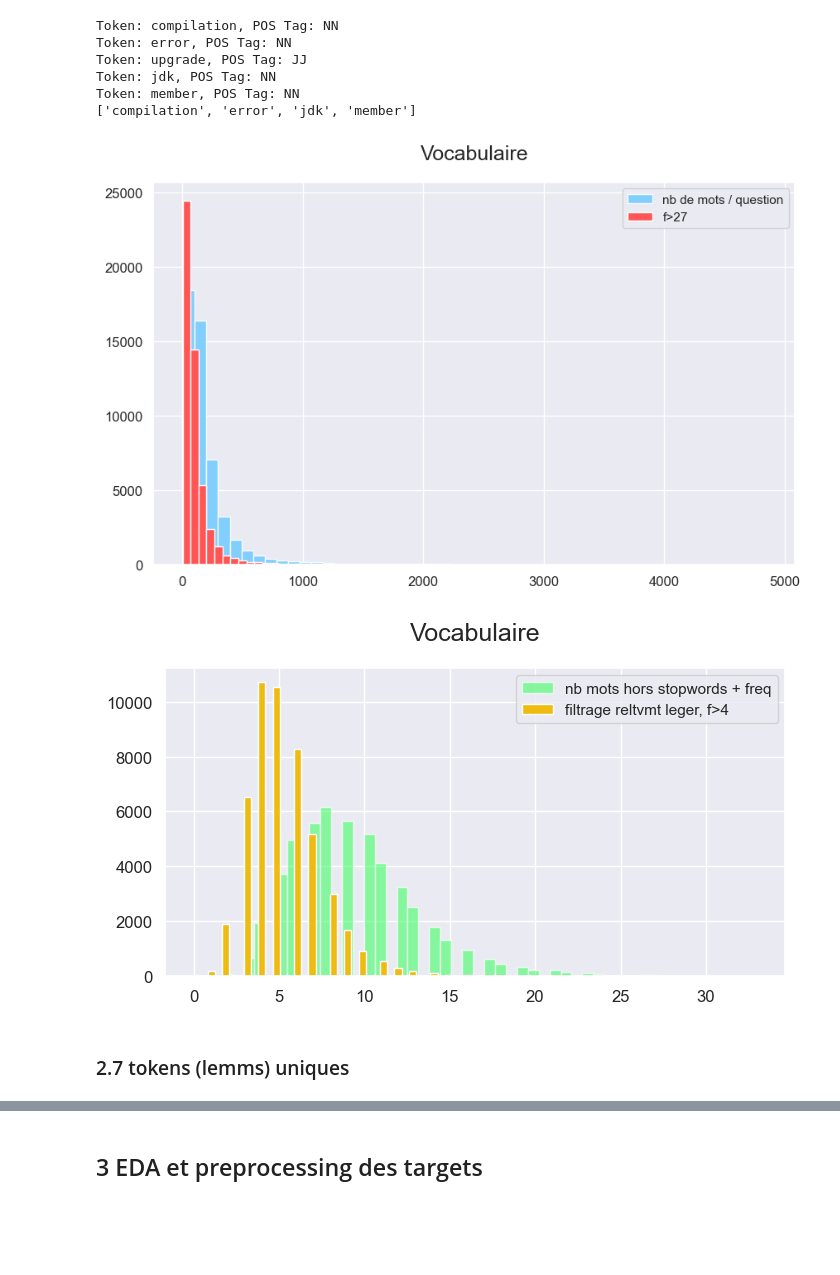
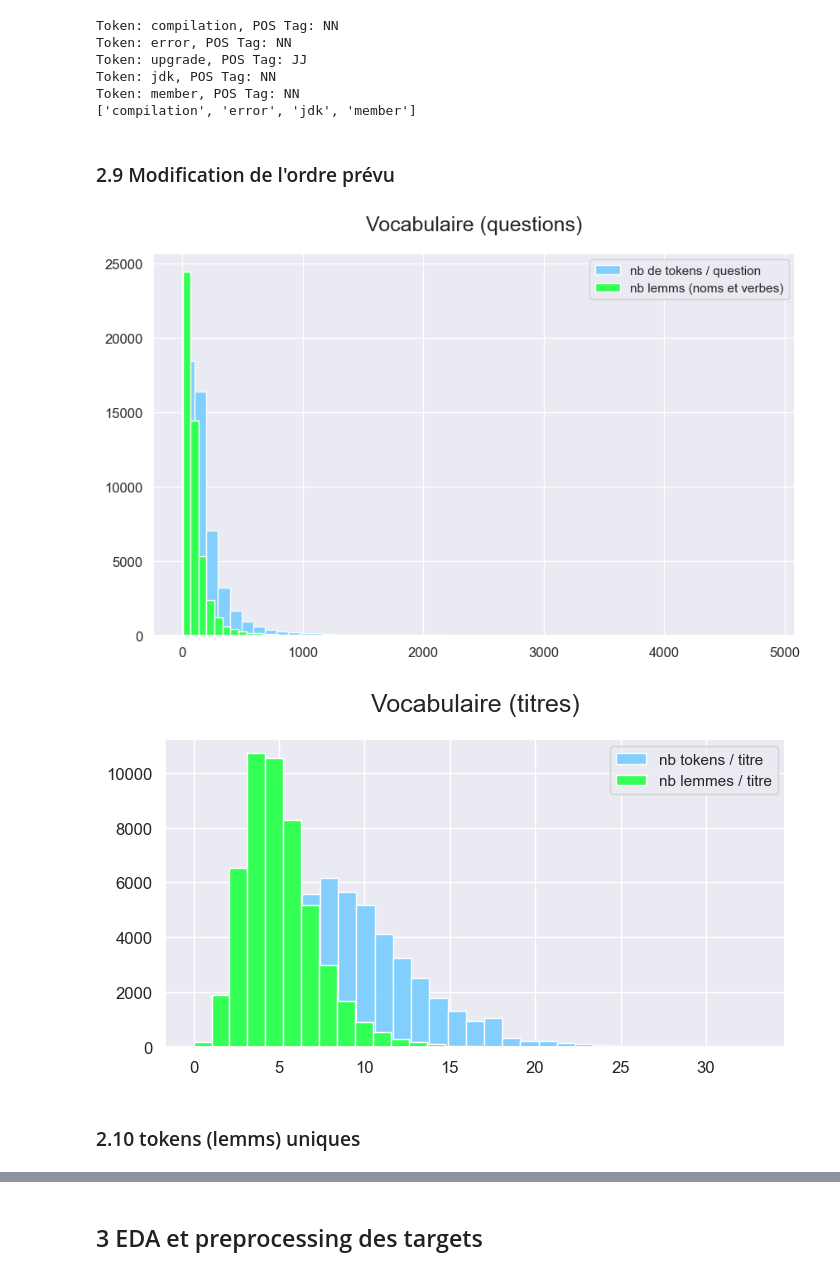
Before and after one commit to Kiwinokoto/ML_student, a Jupyter notebook: notebooks/Oudelet_Kevin_1_notebook_exploration_271123.ipynb, the cells around one changed output, grey strips where cells are left out. Cells and saved outputs as stored; diff of their text form; code cells hidden in the pictures; blank space fills up the shorter version.

```diff
--- a/notebooks/Oudelet_Kevin_1_notebook_exploration_271123.ipynb
+++ b/notebooks/Oudelet_Kevin_1_notebook_exploration_271123.ipynb
@@ -944,6 +930,19 @@ call: 7406
 # ask mentor
 
 def get_forbidden_tokens(lim_max=50000, lim_min=4):
+    """
+    Get a set of forbidden tokens based on frequency thresholds and stop words.
+
+    Parameters:
+    - lim_max (int, optional): The upper frequency limit for tokens. Tokens with a frequency
+      equal to or above this limit will be considered too frequent. Default is 50000.
+    - lim_min (int, optional): The lower frequency limit for tokens. Tokens with a frequency
+      equal to or below this limit will be considered too rare. Default is 4.
+
+    Returns:
+    set: A set containing forbidden tokens, which includes stop words, tokens exceeding
+    the upper frequency limit, and tokens falling below the lower frequency limit.
+    """
     too_frequent_tokens = [token for token, frequency in list(sorted_token_frequencies.items()) if frequency >= lim_max]
     too_rare_tokens = [token for token, frequency in list(sorted_token_frequencies.items()) if frequency <= lim_min]
 
@@ -1098,7 +1111,17 @@ print(lemmas)
 # Il faut le faire avant, ou autrement (spacy par exemple, voir partie 4)
 
 def preprocess_3_lemmatize(tokens):
-    """Lemmatize if possible"""
+    """
+    Lemmatize tokens based on their part-of-speech (POS) tags, filtering certain POS categories.
+
+    Parameters:
+    - tokens (list): A list of tokens to be lemmatized.
+
+    Returns:
+    list: A list of lemmatized tokens after filtering based on POS tags. Verbs (POS starting
+    with 'V') and nouns (POS starting with 'N') are lemmatized using WordNet lemmatizer.
+    Other tokens are excluded from the output.
+    """
     # lemmatizer = WordNetLemmatizer()
 
     # Get part of speech for each token
@@ -1123,7 +1146,7 @@ def preprocess_3_lemmatize(tokens):
     return lemmatized_tokens
 
 
-raw_questions_tags['body_lemms_soft'] = raw_questions_tags['body_tokens_no_stopwords_soft'].parallel_apply(
+raw_questions_tags['title_lemms_soft'] = raw_questions_tags['title_tokens_no_stopwords_soft'].parallel_apply(
     lambda x: preprocess_3_lemmatize(x))
 
-raw_questions_tags['nb_lemms_body_soft'] = raw_questions_tags['body_lemms_soft'].apply(len)
+raw_questions_tags['nb_lemms_title_soft'] = raw_questions_tags['title_lemms_soft'].apply(len)
@@ -1240,8 +1267,11 @@ Token: upgrade, POS Tag: JJ
 Token: jdk, POS Tag: NN
 Token: member, POS Tag: NN
 ['compilation', 'error', 'jdk', 'member']
+# %% [markdown]
+### 2.9 Modification de l'ordre prévu
 # %%
-# Repartons sur un nouveau dataframe
-questions_tags = raw_questions_tags[['title_tokens', 'nb_tokens_title',
+# Repartons sur un nouveau dataframe "propre"
+questions_tags = raw_questions_tags[['title', 'body',
+                                     'title_tokens', 'nb_tokens_title',
                                      'body_tokens', 'nb_tokens_body', 'tags']].copy()
 # %%
@@ -1258,41 +1290,39 @@ questions_tags['nb_lemms_body'] = questions_tags['body_lemms'].apply(len)
 fig, ax = plt.subplots(figsize=(10, 6))
 
 # Plotting 'nb_mots'
-questions_tags['nb_tokens_body'].hist(density=False, bins=50, ax=ax, color='#7cf', alpha=0.9, label='nb de mots / question')
+questions_tags['nb_tokens_body'].hist(density=False, bins=50, ax=ax, color='#7cf', alpha=0.9, label='nb de tokens / question')
 
 # Plotting 'lemms'
-questions_tags['nb_lemms_body'].hist(density=False, bins=50, color='#f55', ax=ax,
-                                                          alpha=1.0, label='f>27')
+questions_tags['nb_lemms_body'].hist(density=False, bins=50, color='#3f5', ax=ax,
+                                                          alpha=1.0, label='nb lemms (noms et verbes)')
 
-plt.title('Vocabulaire', pad=20, fontsize=18)
+plt.title('Vocabulaire (questions)', pad=20, fontsize=18)
 plt.xticks(fontsize=12)
 plt.yticks(fontsize=12)
 
 ax.legend()
 
 plt.show()
-
-# On voit une petite différence !
 # %% [output]
-[figure, old version]
+[figure, new version]
 # %%
 fig, ax = plt.subplots(figsize=(8, 4))
 
 # Plotting 'nb_mots non stopwords'
-questions_tags['nb_tokens_title'].hist(density=False, bins=50, color='#4f6', ax=ax,
-                                                          alpha=0.6, label='nb mots hors stopwords + freq')
+questions_tags['nb_tokens_title'].hist(density=False, bins=30, color='#7cf', ax=ax,
+                                                          alpha=0.9, label='nb tokens / titre')
 
 # Plotting 'lemms'
-questions_tags['nb_lemms_title'].hist(density=False, bins=50, color='#eb1', ax=ax,
-                                                          alpha=1.0, label='filtrage reltvmt leger, f>4')
+questions_tags['nb_lemms_title'].hist(density=False, bins=20, color='#3f5', ax=ax,
+                                                          alpha=1.0, label='nb lemmes / titre')
 
-plt.title('Vocabulaire', pad=20, fontsize=18)
+plt.title('Vocabulaire (titres)', pad=20, fontsize=18)
 plt.xticks(fontsize=12)
 plt.yticks(fontsize=12)
 
 ax.legend()
 
 plt.show()
 # %% [output]
-[figure, old version]
+[figure, new version]
 # %%
@@ -1318,7 +1348,7 @@ questions_tags['body_lemms_hard'] = questions_tags['body_lemms'].parallel_apply(
 
 questions_tags['nb_lemms_body_hard'] = questions_tags['body_lemms_hard'].apply(len)
 # %% [markdown]
-### 2.7 tokens (lemms) uniques
+### 2.10 tokens (lemms) uniques
 # %%
 # On aurait pu procéder à cette étape bien plus tôt (juste après l'étude de fréquences)
 # et ainsi économiser du temps de calcul et de l'espace mémoire, mais on se garde ainsi
```
Also changed, not shown: parts of 84 cells of this notebook.
